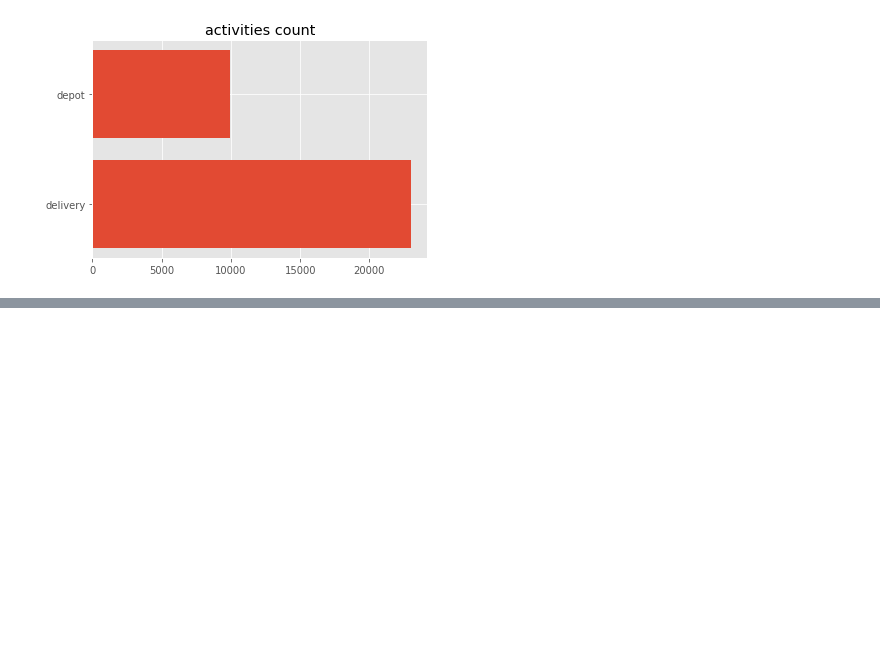
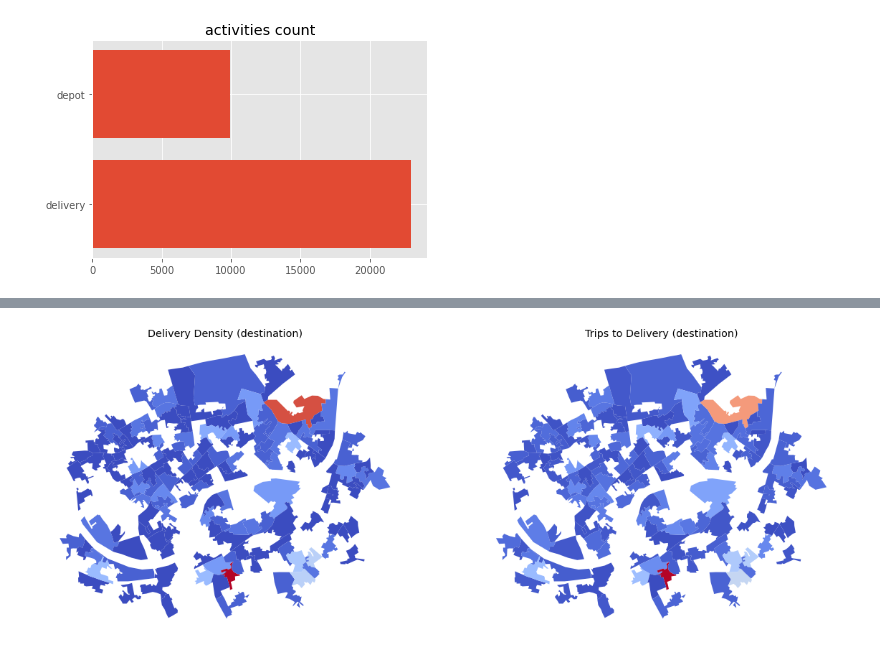
Before and after one commit to arup-group/pam, a Jupyter notebook: examples/17_tour.ipynb, the cells around one changed output, grey strips where cells are left out. Saved outputs shown, nothing was run; the diff lists cells and outputs as text; code cells hidden in the pictures; blank space fills up the shorter version.

```diff
--- a/examples/17_tour.ipynb
+++ b/examples/17_tour.ipynb
@@ -644,0 +484,8 @@ Text(0.5, 1.0, 'Delivery Density vs. Destination Trips')
+# %%
+freight_density.plot_validate_spatial_density(title_1='Delivery Density (destination)',
+                                              title_2='Trips to Delivery (destination)',
+                                              density_metric='delivery_density',
+                                              density_trips='destination_trips'
+                                              )
+# %% [output]
+[figure, added]
```
Also changed, not shown: parts of 40 cells of this notebook, 2 other files.
